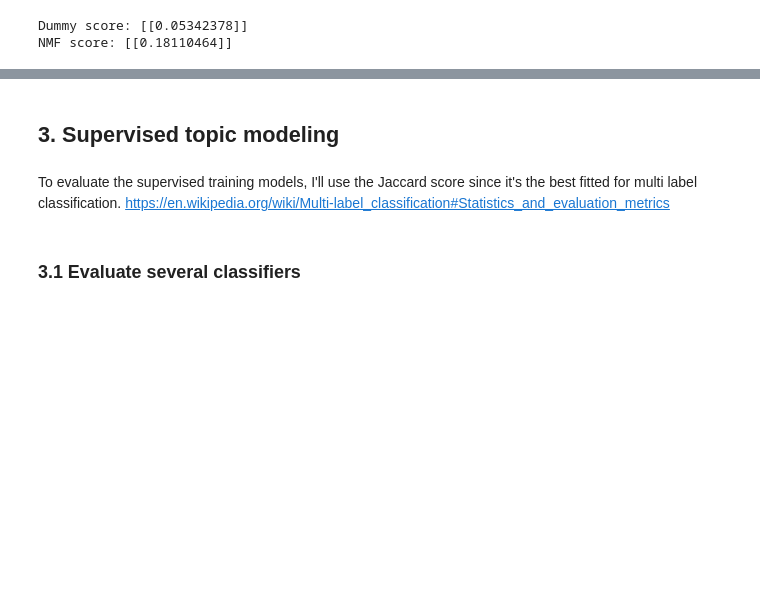
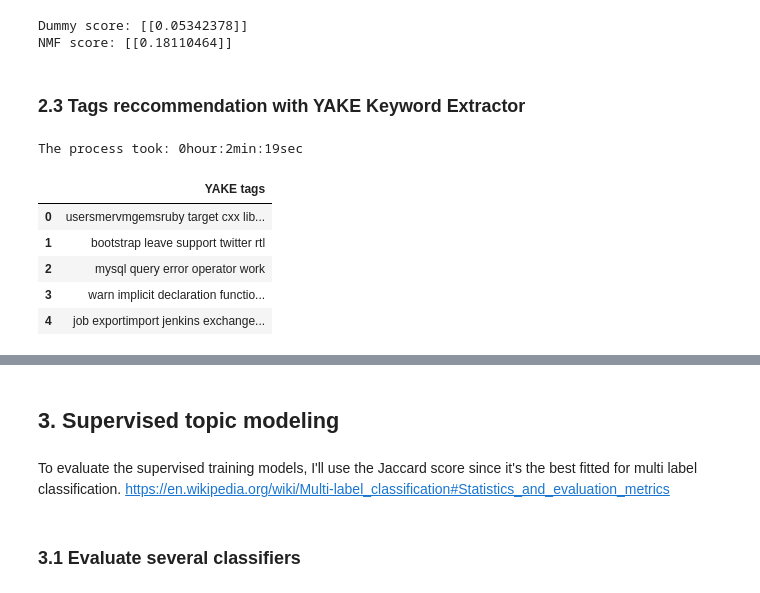
Before and after one commit to opsabarsec/NLP-automatic-tagging-stackoverflow-posts, a Jupyter notebook: notebooks/Stackoverflowtags-Part2.ipynb, the cells around one changed output, grey strips where cells are left out. Cells and saved outputs as stored; diff of their text form; code cells hidden in the pictures; blank space fills up the shorter version.

```diff
--- a/notebooks/Stackoverflowtags-Part2.ipynb
+++ b/notebooks/Stackoverflowtags-Part2.ipynb
@@ -520,3 +544,5 @@ print('NMF score:',cosine_similarity(y_tfidf_test.reshape(1,-1), y_tfidf_NMF.res
 # %% [output]
 Dummy score: [[0.05342378]]
 NMF score: [[0.18110464]]
+# %% [markdown]
+### 2.3 Tags reccommendation with YAKE Keyword Extractor
@@ -522,0 +551,27 @@ NMF score: [[0.18110464]]
+# %%
+# loop through stackoverflow posts & extract keywords
+# create empty list to save our keywords to
+tags_YAKE = []
+process_time_starts()
+
+for post in X_test:
+    post_keywords = simple_kwextractor.extract_keywords(post)
+
+    sentence_output = ""
+    for word, number in post_keywords[:5]:
+        sentence_output += word + " "
+
+    tags_YAKE.append(sentence_output)
+
+time_elapsed()
+# %% [output]
+The process took: 0hour:2min:19sec
+# %%
+df_test['YAKE tags'] = tags_YAKE
+# %% [output]
+|  | YAKE tags |
+| 0 | usersmervmgemsruby target cxx lib... |
+| 1 | bootstrap leave support twitter rtl |
+| 2 | mysql query error operator work |
+| 3 | warn implicit declaration functio... |
+| 4 | job exportimport jenkins exchange... |
```
Also changed, not shown: parts of 21 cells of this notebook.
